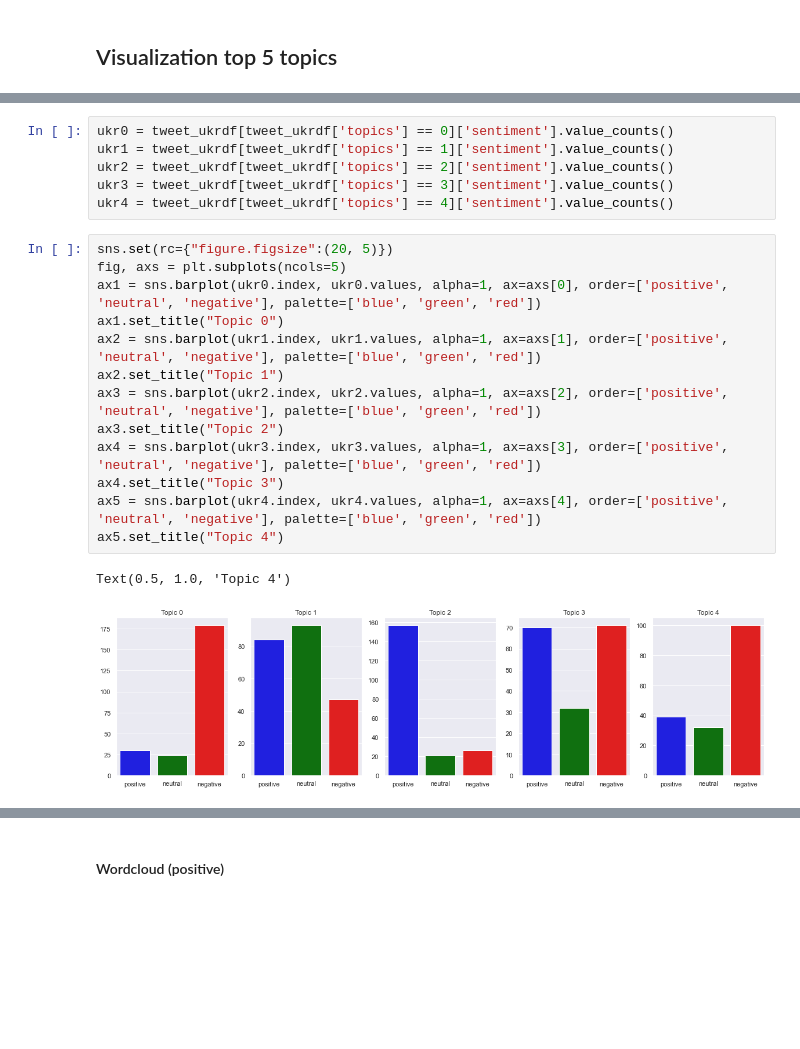
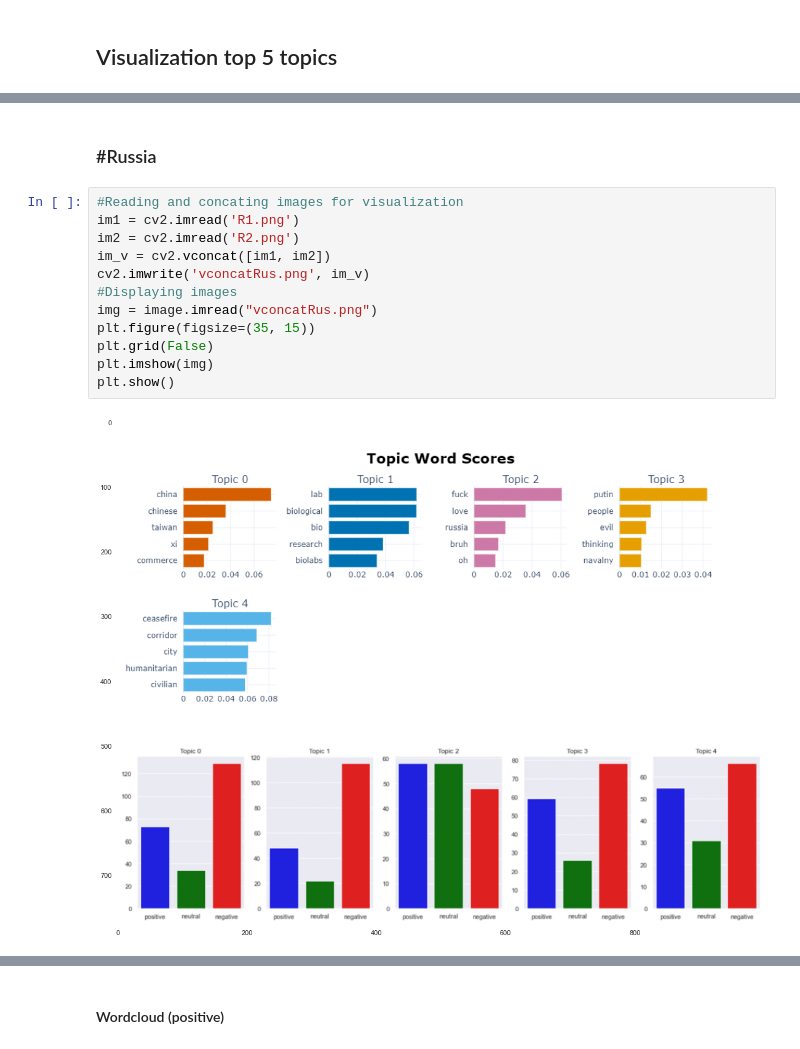
Before and after one commit to elee0531/Ukraine-VS-Russia-Tweet-analysis, a Jupyter notebook: Twitter.ipynb, the cells around one changed output, grey strips where cells are left out. Saved outputs shown, nothing was run; the diff lists cells and outputs as text; blank space fills up the shorter version.

```diff
--- a/Twitter.ipynb
+++ b/Twitter.ipynb
@@ -338,22 +284,16 @@ topic_model_lm2.visualize_barchart(top_n_topics = 5)
-# %%
-ukr0 = tweet_ukrdf[tweet_ukrdf['topics'] == 0]['sentiment'].value_counts()
-ukr1 = tweet_ukrdf[tweet_ukrdf['topics'] == 1]['sentiment'].value_counts()
-ukr2 = tweet_ukrdf[tweet_ukrdf['topics'] == 2]['sentiment'].value_counts()
-ukr3 = tweet_ukrdf[tweet_ukrdf['topics'] == 3]['sentiment'].value_counts()
-ukr4 = tweet_ukrdf[tweet_ukrdf['topics'] == 4]['sentiment'].value_counts()
-# %%
-sns.set(rc={"figure.figsize":(20, 5)})
-fig, axs = plt.subplots(ncols=5)
-ax1 = sns.barplot(ukr0.index, ukr0.values, alpha=1, ax=axs[0], order=['positive', 'neutral', 'negative'], palette=['blue', 'green', 'red'])
-ax1.set_title("Topic 0")
-ax2 = sns.barplot(ukr1.index, ukr1.values, alpha=1, ax=axs[1], order=['positive', 'neutral', 'negative'], palette=['blue', 'green', 'red'])
-ax2.set_title("Topic 1")
-ax3 = sns.barplot(ukr2.index, ukr2.values, alpha=1, ax=axs[2], order=['positive', 'neutral', 'negative'], palette=['blue', 'green', 'red'])
-ax3.set_title("Topic 2")
-ax4 = sns.barplot(ukr3.index, ukr3.values, alpha=1, ax=axs[3], order=['positive', 'neutral', 'negative'], palette=['blue', 'green', 'red'])
-ax4.set_title("Topic 3")
-ax5 = sns.barplot(ukr4.index, ukr4.values, alpha=1, ax=axs[4], order=['positive', 'neutral', 'negative'], palette=['blue', 'green', 'red'])
-ax5.set_title("Topic 4")
-# %% [output]
-Text(0.5, 1.0, 'Topic 4')
-[figure, removed]
+# %% [markdown]
+### #Russia
+# %%
+#Reading and concating images for visualization
+im1 = cv2.imread('R1.png')
+im2 = cv2.imread('R2.png')
+im_v = cv2.vconcat([im1, im2])
+cv2.imwrite('vconcatRus.png', im_v)
+#Displaying images
+img = image.imread("vconcatRus.png")
+plt.figure(figsize=(35, 15))
+plt.grid(False)
+plt.imshow(img)
+plt.show()
+# %% [output]
+[figure, added]
```
Also changed, not shown: parts of 35 cells of this notebook.
